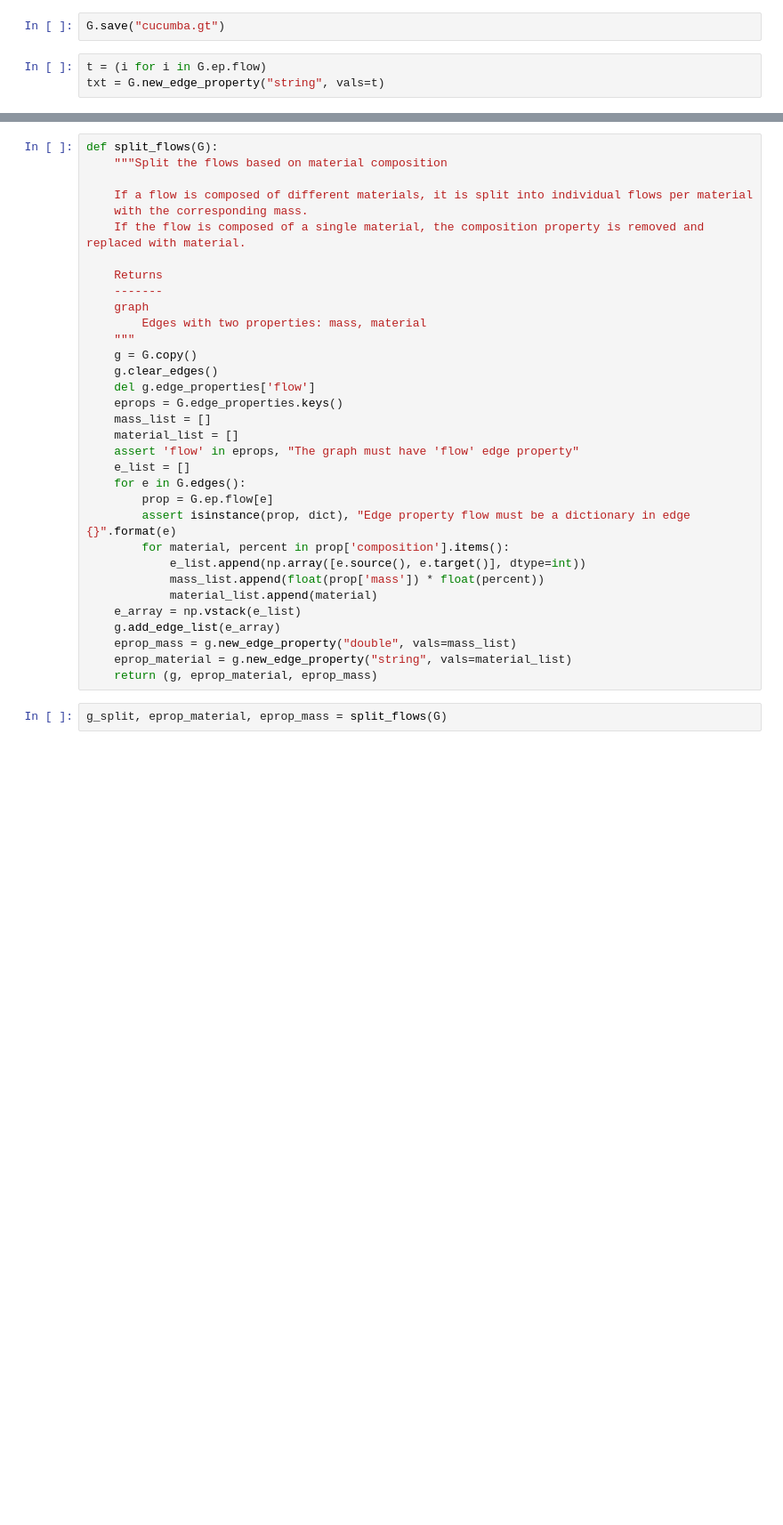
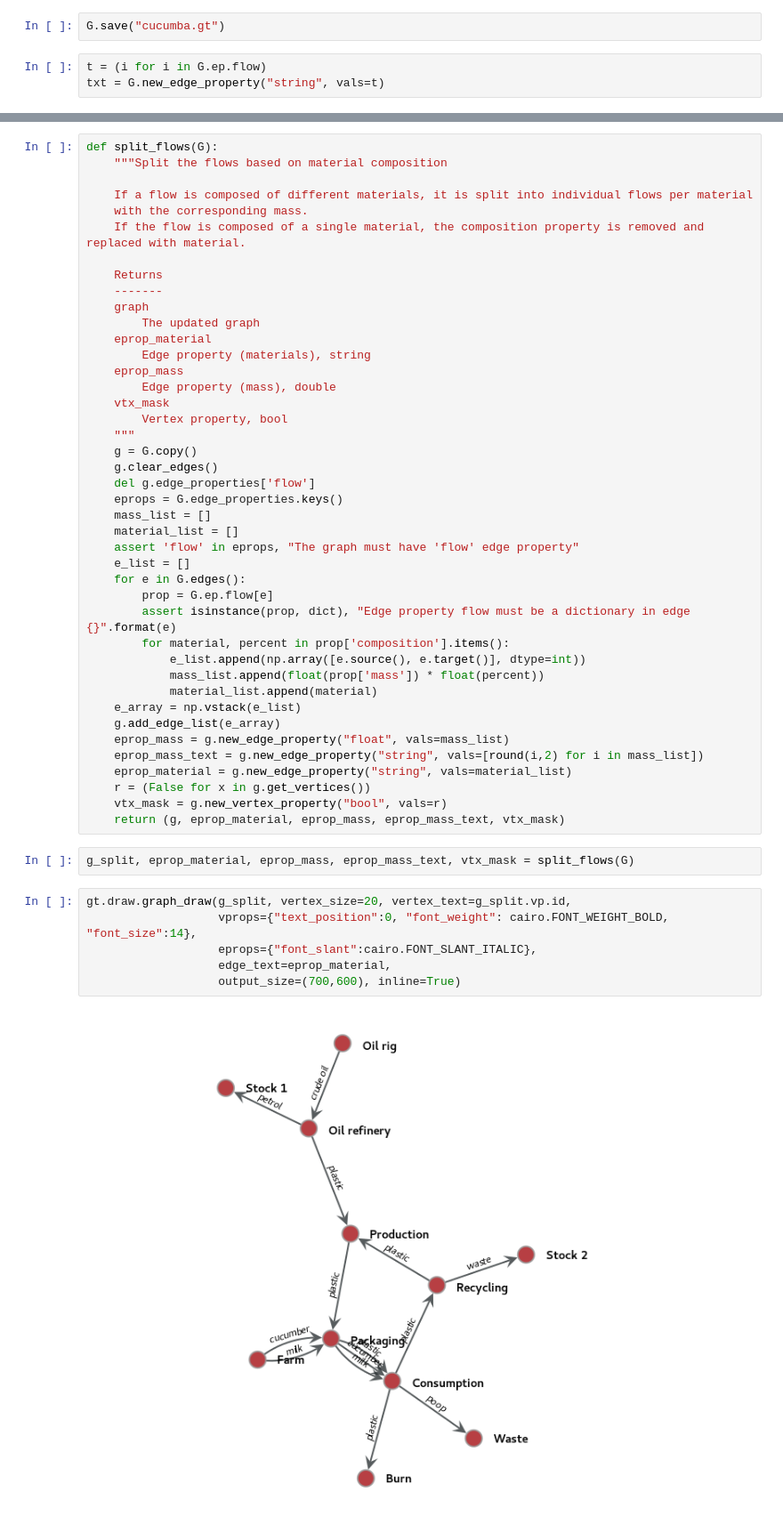
Before and after one commit to MaxBo/REPAiR-Web, a Jupyter notebook: flow_modelling/flow_modelling.ipynb, the cells around one changed output, grey strips where cells are left out. Shown: that part at 89% size. Cells and saved outputs as stored; diff of their text form; blank space fills up the shorter version.

```diff
--- a/flow_modelling/flow_modelling.ipynb
+++ b/flow_modelling/flow_modelling.ipynb
@@ -64,7 +81,13 @@ def split_flows(G):
     Returns
     -------
     graph
-        Edges with two properties: mass, material
+        The updated graph
+    eprop_material
+        Edge property (materials), string
+    eprop_mass
+        Edge property (mass), double
+    vtx_mask
+        Vertex property, bool
     """
     g = G.copy()
     g.clear_edges()
@@ -83,8 +106,19 @@ def split_flows(G):
             material_list.append(material)
     e_array = np.vstack(e_list)
     g.add_edge_list(e_array)
-    eprop_mass = g.new_edge_property("double", vals=mass_list)
+    eprop_mass = g.new_edge_property("float", vals=mass_list)
+    eprop_mass_text = g.new_edge_property("string", vals=[round(i,2) for i in mass_list])
     eprop_material = g.new_edge_property("string", vals=material_list)
-    return (g, eprop_material, eprop_mass)
+    r = (False for x in g.get_vertices())
+    vtx_mask = g.new_vertex_property("bool", vals=r)
+    return (g, eprop_material, eprop_mass, eprop_mass_text, vtx_mask)
 # %%
-g_split, eprop_material, eprop_mass = split_flows(G)
+g_split, eprop_material, eprop_mass, eprop_mass_text, vtx_mask = split_flows(G)
+# %%
+gt.draw.graph_draw(g_split, vertex_size=20, vertex_text=g_split.vp.id,
+                   vprops={"text_position":0, "font_weight": cairo.FONT_WEIGHT_BOLD, "font_size":14},
+                   eprops={"font_slant":cairo.FONT_SLANT_ITALIC},
+                   edge_text=eprop_material,
+                   output_size=(700,600), inline=True)
+# %% [output]
+[figure, added]
```
Also changed, not shown: parts of 19 cells of this notebook, 2 other files.
